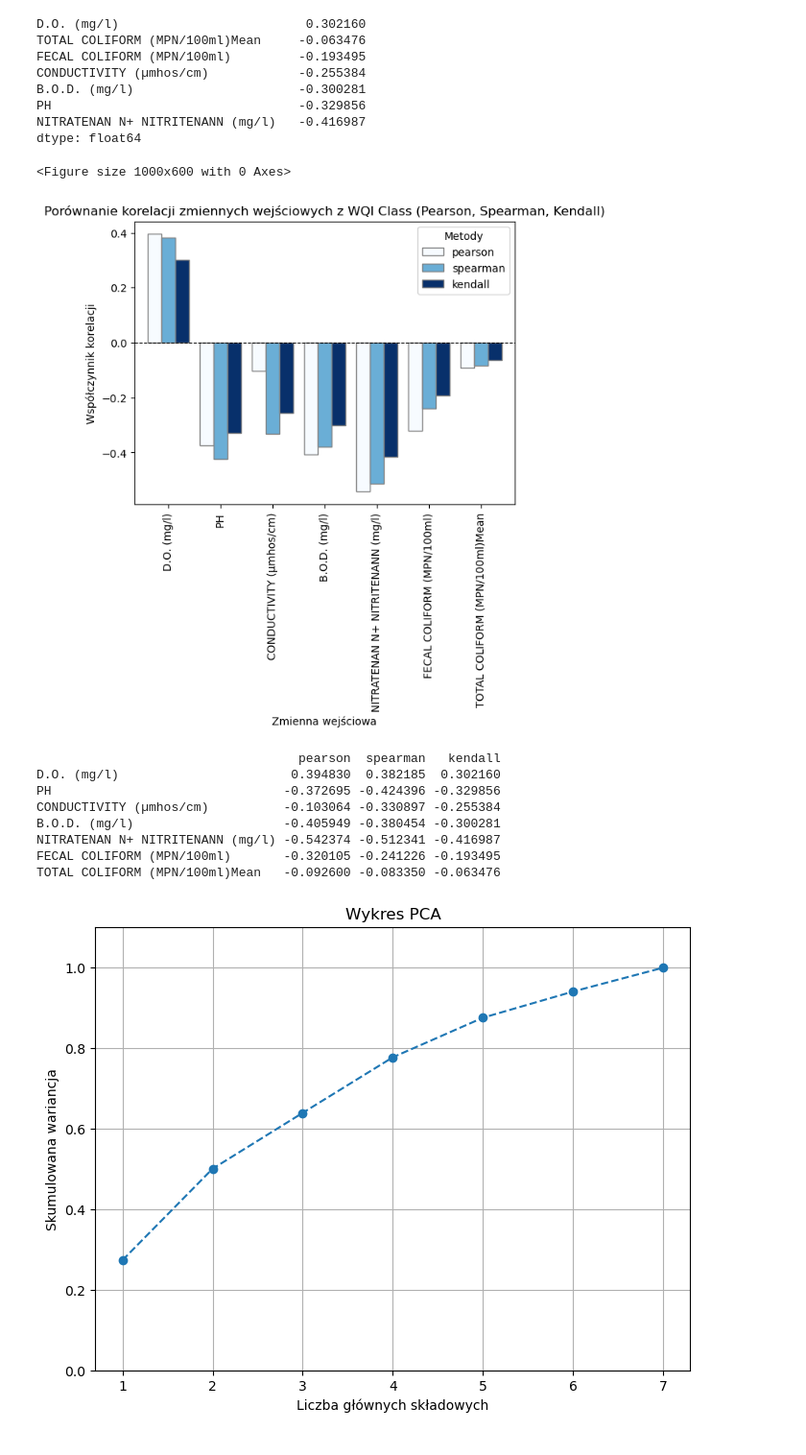
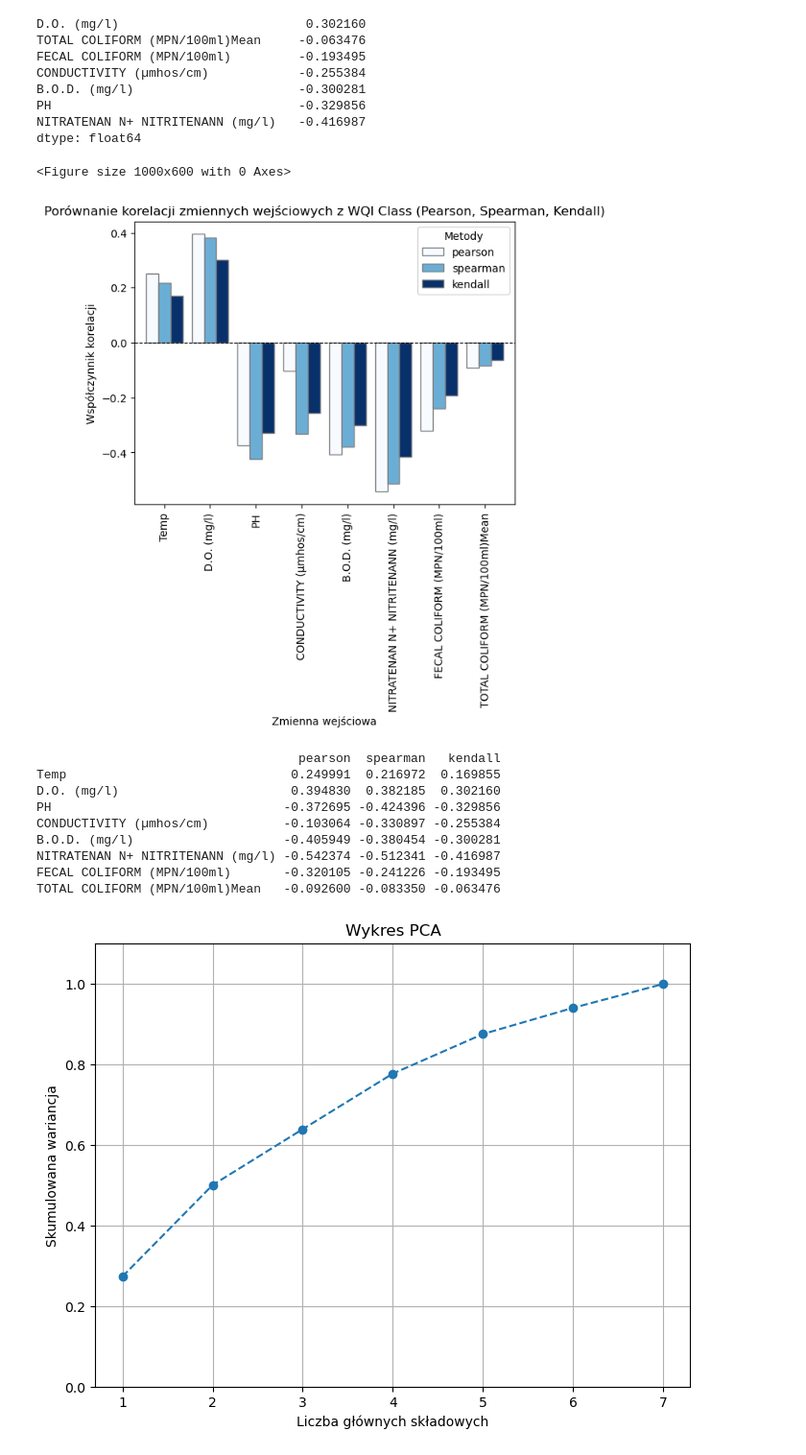
Before and after one commit to WiktoriaPabis/Praca_mgr_przygotowania, a Jupyter notebook: Praca_magisterska_PCA.ipynb, the cells around one changed output. Shown at 96% size. Saved outputs shown, nothing was run; the diff lists cells and outputs as text; code cells hidden in the pictures.

```diff
--- a/Praca_magisterska_PCA.ipynb
+++ b/Praca_magisterska_PCA.ipynb
@@ -751,36 +751,37 @@ import pandas as pd
 import seaborn as sns
 import matplotlib.pyplot as plt
 
-X = df_imputated.iloc[:, 4:11]
+X = df_imputated.iloc[:, 3:11]
 y = df_imputated.iloc[:, 13]
 
 methods = ['pearson', 'spearman', 'kendall']
 
 correlation_results = pd.DataFrame()
 
 # Obliczanie korelacji dla każdej metody
 for method in methods:
     correlation_results[method] = X.corrwith(y, method=method)
 
 plt.figure(figsize=(10, 6))
 ax = correlation_results.plot(kind='bar', width=0.8, colormap='Blues', edgecolor='gray')
 
 plt.axhline(0, color='black', linewidth=0.8, linestyle='dashed')
 
 plt.xticks(rotation=90)
 plt.xlabel("Zmienna wejściowa")
 plt.ylabel("Współczynnik korelacji")
 plt.title("Porównanie korelacji zmiennych wejściowych z WQI Class (Pearson, Spearman, Kendall)")
 
 plt.legend(title='Metody', loc='upper right')
 
 plt.show()
 
 print(correlation_results)
 # %% [output]
 <Figure size 1000x600 with 0 Axes>
-[figure, old version]
+[figure, new version]
                                    pearson  spearman   kendall
+Temp                              0.249991  0.216972  0.169855
 D.O. (mg/l)                       0.394830  0.382185  0.302160
 PH                               -0.372695 -0.424396 -0.329856
 CONDUCTIVITY (µmhos/cm)          -0.103064 -0.330897 -0.255384
```
